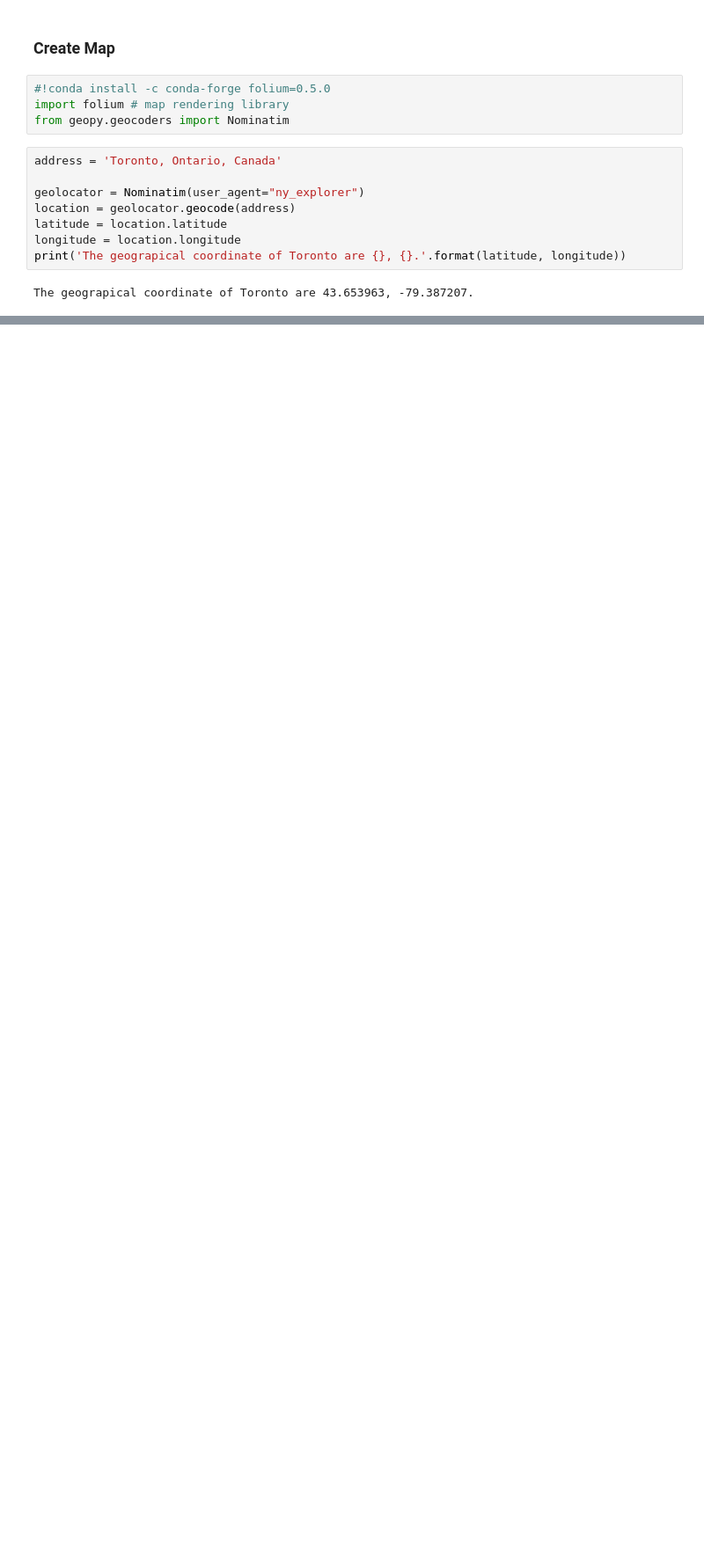
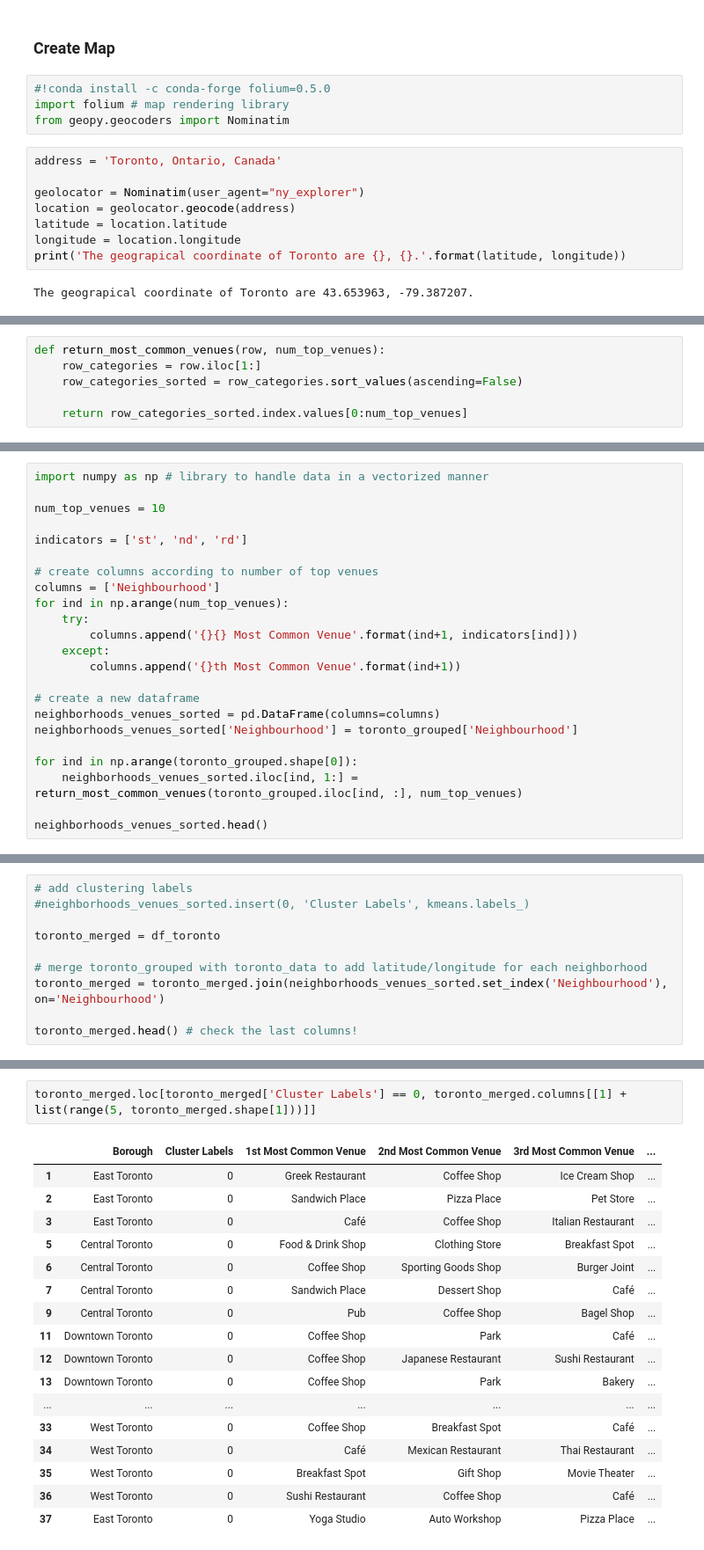
Before and after one commit to Manisha-5/Coursera_Capstone, a Jupyter notebook: Week_3_Assignment.ipynb, the cells around one changed output, grey strips where cells are left out. Shown: that part at 88% size. Saved outputs shown, nothing was run; the diff lists cells and outputs as text; blank space fills up the shorter version.

Commit message:
Published from Watson Studio.

```diff
--- a/Week_3_Assignment.ipynb
+++ b/Week_3_Assignment.ipynb
@@ -220,0 +506,6 @@ map_toronto
+# %%
+def return_most_common_venues(row, num_top_venues):
+    row_categories = row.iloc[1:]
+    row_categories_sorted = row_categories.sort_values(ascending=False)
+
+    return row_categories_sorted.index.values[0:num_top_venues]
@@ -220,0 +514,23 @@ map_toronto
+# %%
+import numpy as np # library to handle data in a vectorized manner
+
+num_top_venues = 10
+
+indicators = ['st', 'nd', 'rd']
+
+# create columns according to number of top venues
+columns = ['Neighbourhood']
+for ind in np.arange(num_top_venues):
+    try:
+        columns.append('{}{} Most Common Venue'.format(ind+1, indicators[ind]))
+    except:
+        columns.append('{}th Most Common Venue'.format(ind+1))
+
+# create a new dataframe
+neighborhoods_venues_sorted = pd.DataFrame(columns=columns)
+neighborhoods_venues_sorted['Neighbourhood'] = toronto_grouped['Neighbourhood']
+
+for ind in np.arange(toronto_grouped.shape[0]):
+    neighborhoods_venues_sorted.iloc[ind, 1:] = return_most_common_venues(toronto_grouped.iloc[ind, :], num_top_venues)
+
+neighborhoods_venues_sorted.head()
@@ -220,0 +570,10 @@ map_toronto
+# %%
+# add clustering labels
+#neighborhoods_venues_sorted.insert(0, 'Cluster Labels', kmeans.labels_)
+
+toronto_merged = df_toronto
+
+# merge toronto_grouped with toronto_data to add latitude/longitude for each neighborhood
+toronto_merged = toronto_merged.join(neighborhoods_venues_sorted.set_index('Neighbourhood'), on='Neighbourhood')
+
+toronto_merged.head() # check the last columns!
@@ -220,0 +621,20 @@ map_toronto
+# %%
+toronto_merged.loc[toronto_merged['Cluster Labels'] == 0, toronto_merged.columns[[1] + list(range(5, toronto_merged.shape[1]))]]
+# %% [output]
+|  | Borough | Cluster Labels | 1st Most Common Venue | 2nd Most Common Venue | 3rd Most Common Venue | ... |
+| 1 | East Toronto | 0 | Greek Restaurant | Coffee Shop | Ice Cream Shop | ... |
+| 2 | East Toronto | 0 | Sandwich Place | Pizza Place | Pet Store | ... |
+| 3 | East Toronto | 0 | Café | Coffee Shop | Italian Restaurant | ... |
+| 5 | Central Toronto | 0 | Food & Drink Shop | Clothing Store | Breakfast Spot | ... |
+| 6 | Central Toronto | 0 | Coffee Shop | Sporting Goods Shop | Burger Joint | ... |
+| 7 | Central Toronto | 0 | Sandwich Place | Dessert Shop | Café | ... |
+| 9 | Central Toronto | 0 | Pub | Coffee Shop | Bagel Shop | ... |
+| 11 | Downtown Toronto | 0 | Coffee Shop | Park | Café | ... |
+| 12 | Downtown Toronto | 0 | Coffee Shop | Japanese Restaurant | Sushi Restaurant | ... |
+| 13 | Downtown Toronto | 0 | Coffee Shop | Park | Bakery | ... |
+| ... | ... | ... | ... | ... | ... | ... |
+| 33 | West Toronto | 0 | Coffee Shop | Breakfast Spot | Café | ... |
+| 34 | West Toronto | 0 | Café | Mexican Restaurant | Thai Restaurant | ... |
+| 35 | West Toronto | 0 | Breakfast Spot | Gift Shop | Movie Theater | ... |
+| 36 | West Toronto | 0 | Sushi Restaurant | Coffee Shop | Café | ... |
+| 37 | East Toronto | 0 | Yoga Studio | Auto Workshop | Pizza Place | ... |
```
Also changed, not shown: parts of 52 cells of this notebook.
